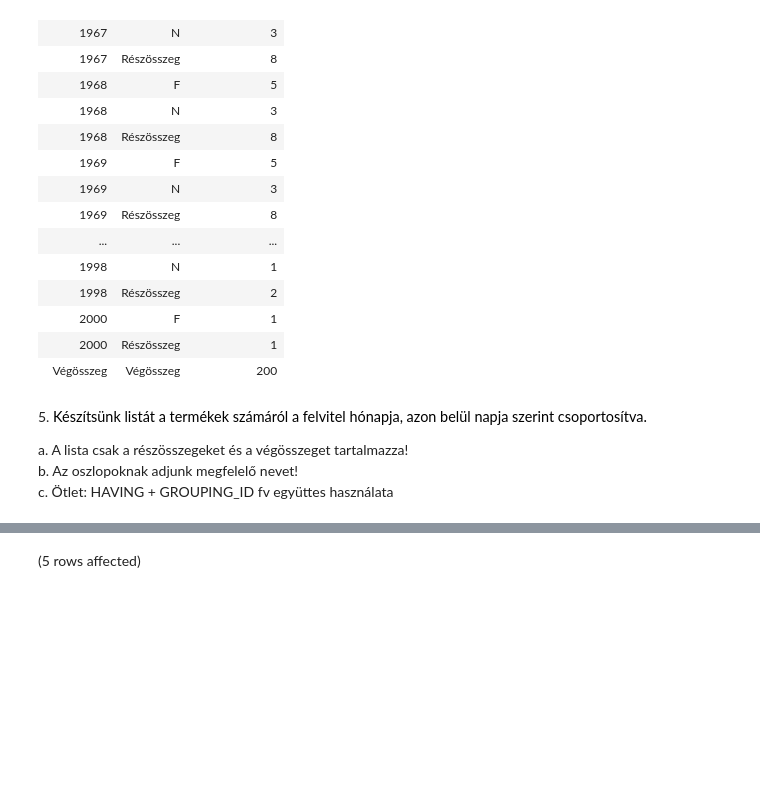
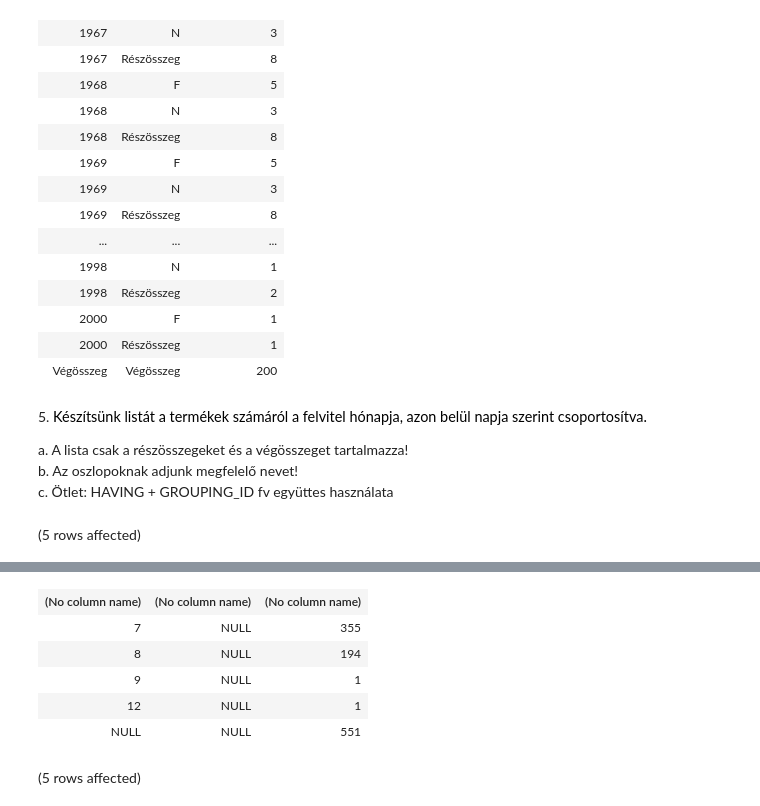
Before and after one commit to szosszi/adatbazis, a Jupyter notebook: gyakorlat04_feladatok_mo.ipynb, the cells around one changed output, grey strips where cells are left out. Cells and saved outputs as stored; diff of their text form; code cells hidden in the pictures; blank space fills up the shorter version.

```diff
--- a/gyakorlat04_feladatok_mo.ipynb
+++ b/gyakorlat04_feladatok_mo.ipynb
@@ -186,3 +312,12 @@ Total execution time: 00:00:00.398
 a. A lista csak a részösszegeket és a végösszeget tartalmazza!
 b. Az oszlopoknak adjunk megfelelő nevet!
 c. Ötlet: HAVING + GROUPING\_ID fv együttes használata
+# %%
+SELECT MONTH(FELVITEL),
+DAY(FELVITEL),
+COUNT(TERMEKKOD)
+FROM Termek
+GROUP BY ROLLUP(MONTH(FELVITEL), DAY(FELVITEL))
+HAVING MONTH(FELVITEL) IS NULL OR DAY(FELVITEL) IS NULL
+# %% [output]
+(5 rows affected)
@@ -189 +325,7 @@ c. Ötlet: HAVING + GROUPING\_ID fv együttes használata
+| (No column name) | (No column name) | (No column name) |
+| 7 | NULL | 355 |
+| 8 | NULL | 194 |
+| 9 | NULL | 1 |
+| 12 | NULL | 1 |
+| NULL | NULL | 551 |
 # %%
```
Also changed, not shown: parts of 8 cells of this notebook, 1 other file.
